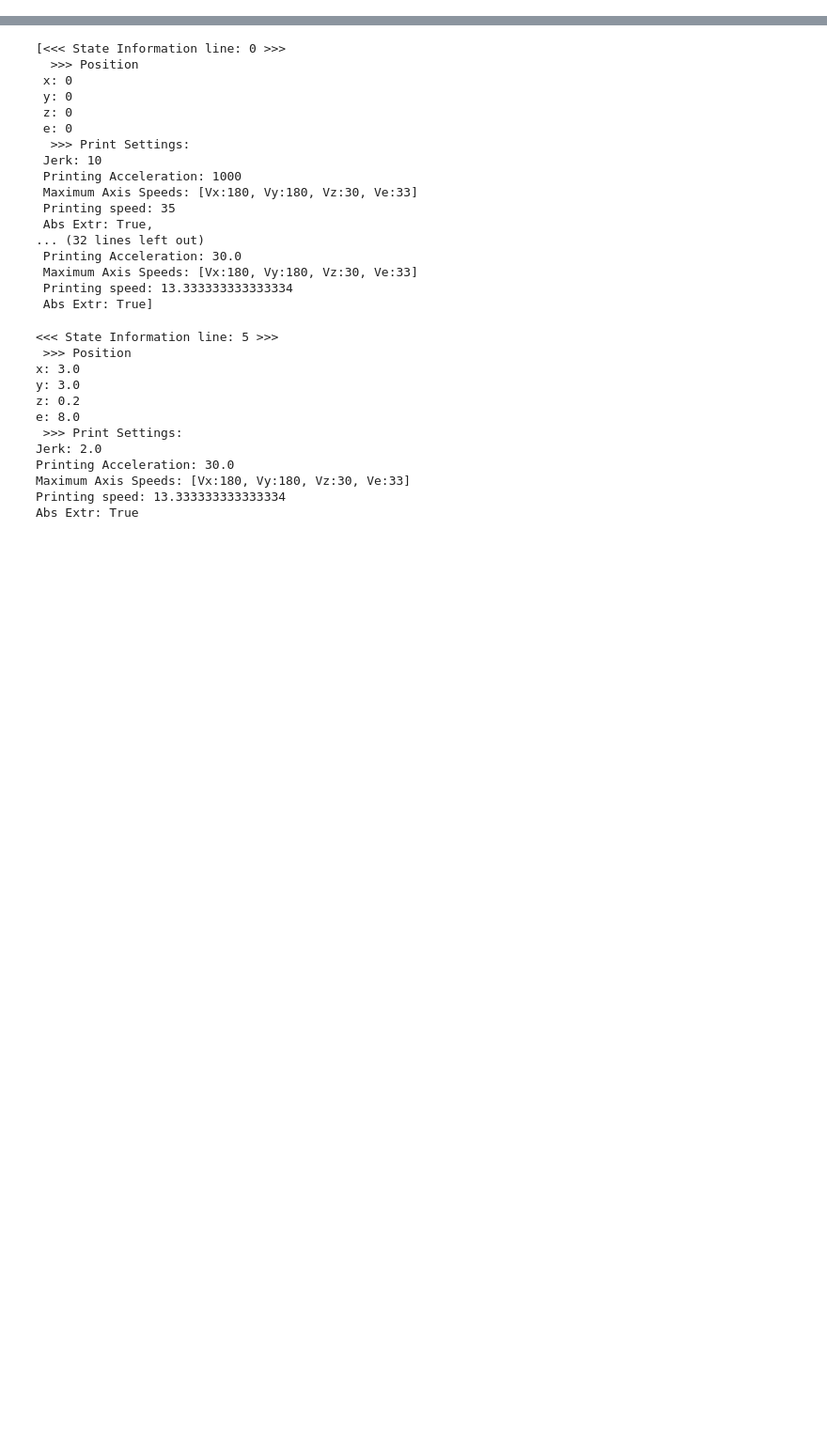
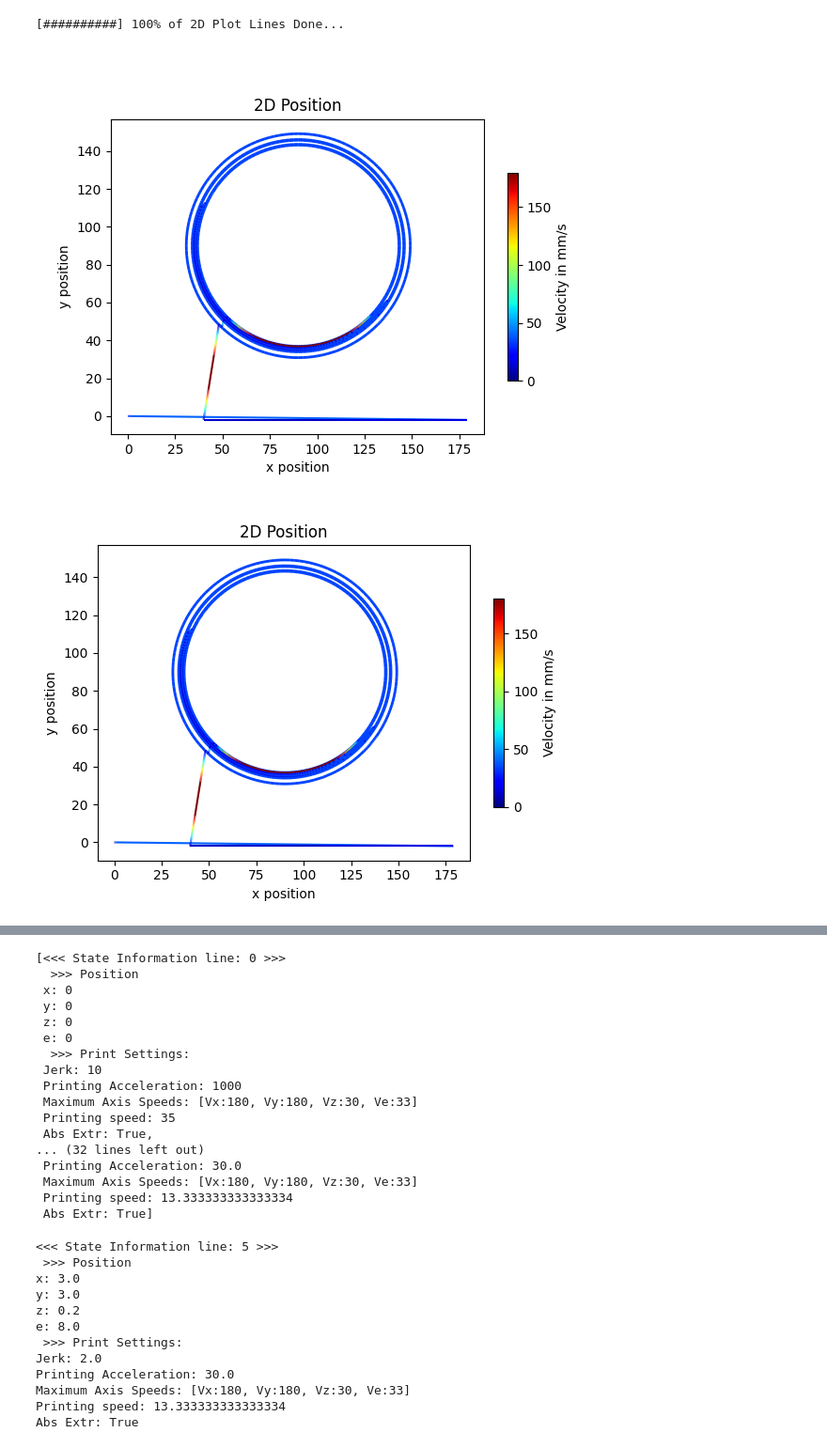
Before and after one commit to FAST-LB/pyGCodeDecode, a Jupyter notebook: example/debugging.ipynb, the cells around one changed output, grey strips where cells are left out. Shown: that part at 94% size. Drawn from its saved outputs; the diff is of its cells as text; code cells hidden in the pictures; blank space fills up the shorter version.

```diff
--- a/example/debugging.ipynb
+++ b/example/debugging.ipynb
@@ -52,0 +53,6 @@ new = gcode_interpreter.simulate(filename=r"test.gcode",printer=anisoprint_A4,in
+# %%
+new.plot_2d_position(filename=False,show=True,colvar_spatial_resolution=0.1)
+# %% [output]
+[##########] 100% of 2D Plot Lines Done...
+[figure, added]
+[figure, added]
```
Also changed, not shown: parts of 2 cells of this notebook, 3 other files.
